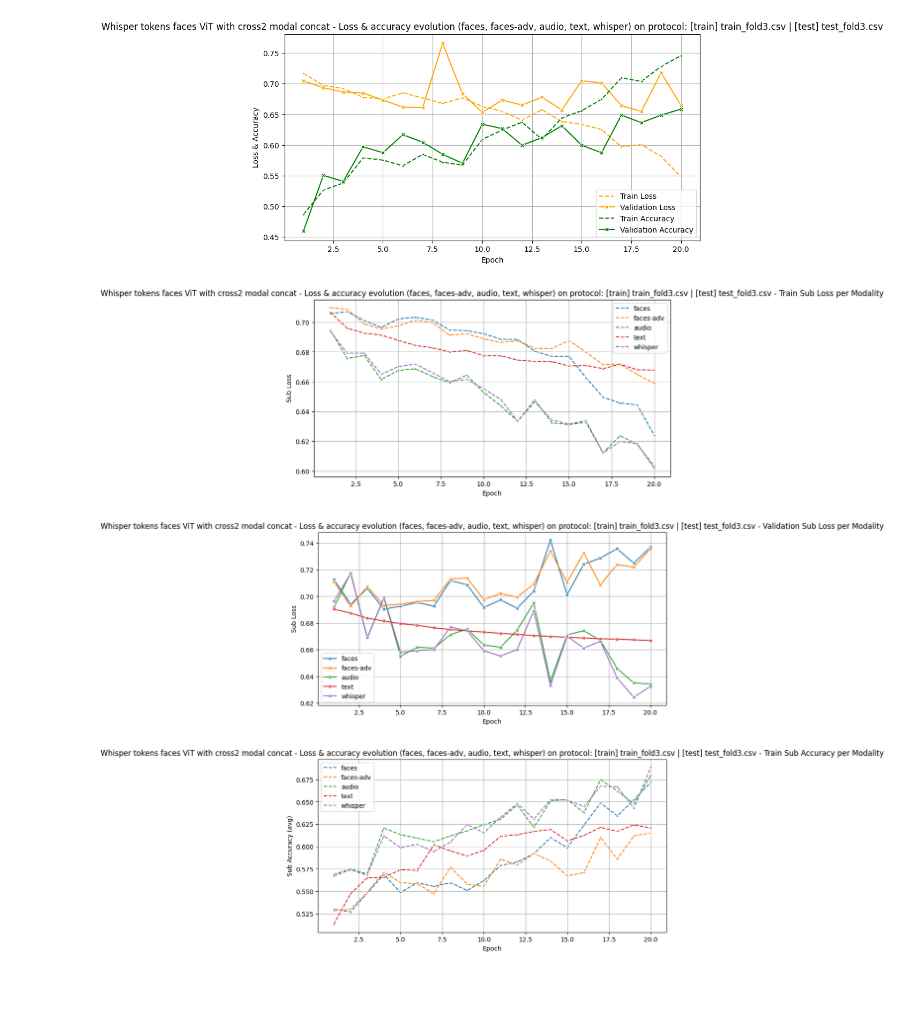
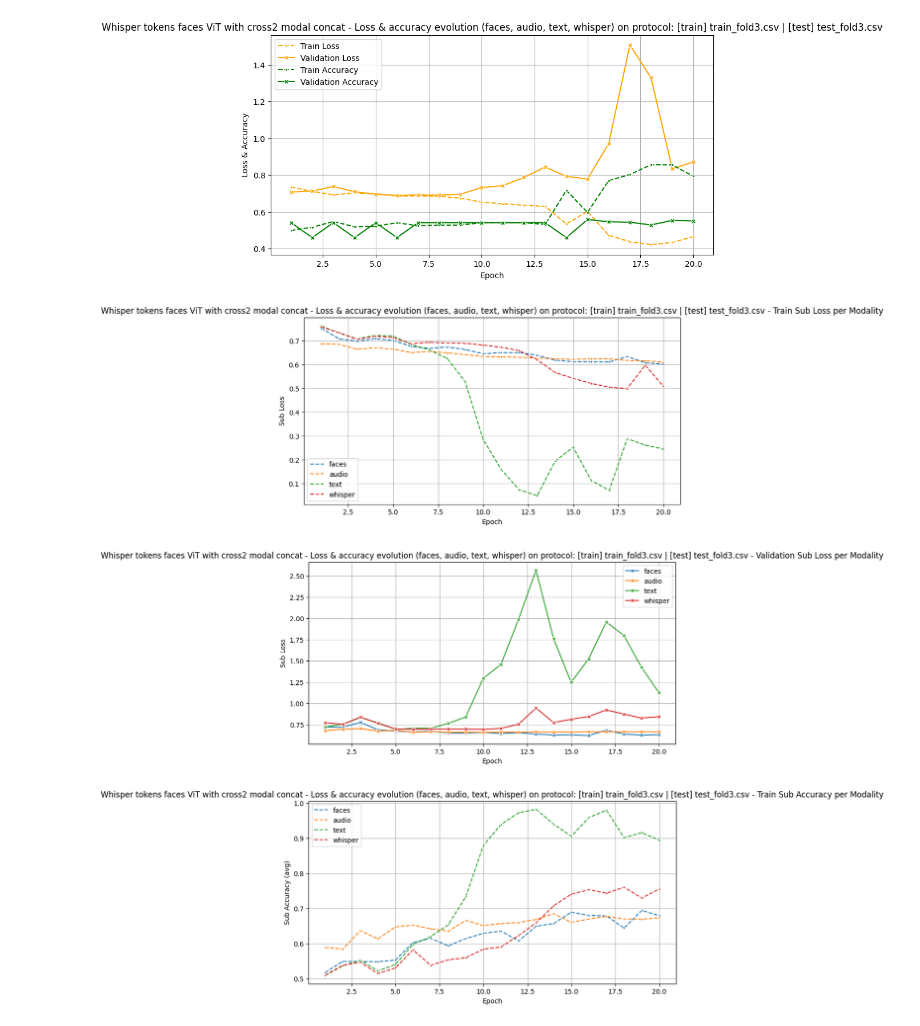
Before and after one commit to shashuat/deception-detection, a Jupyter notebook: code/utils/tools.ipynb, the cells around one changed output. Drawn from its saved outputs; the diff is of its cells as text; code cells hidden in the pictures; blank space fills up the shorter version.

```diff
--- a/code/utils/tools.ipynb
+++ b/code/utils/tools.ipynb
@@ -15,10 +15,10 @@ print(f"Number of files in {dir_path}: {num_files}")
 # %%
 from plots import plot_logs
 
-log_path = "../../logs/best_run.json"
+log_path = "../../logs/1742770598_DOLOS_layers_4_Adapter_True_type_efficient_conv_multi.json"
 plot_logs(log_path, title="Whisper tokens faces ViT with cross2 modal concat - Loss & accuracy evolution")
 # %% [output]
-[figure, old version]
+[figure, new version]
-[figure, old version]
+[figure, new version]
-[figure, old version]
+[figure, new version]
-[figure, old version]
+[figure, new version]
```
Also changed, not shown: parts of 1 cell of this notebook, 5 other files.
